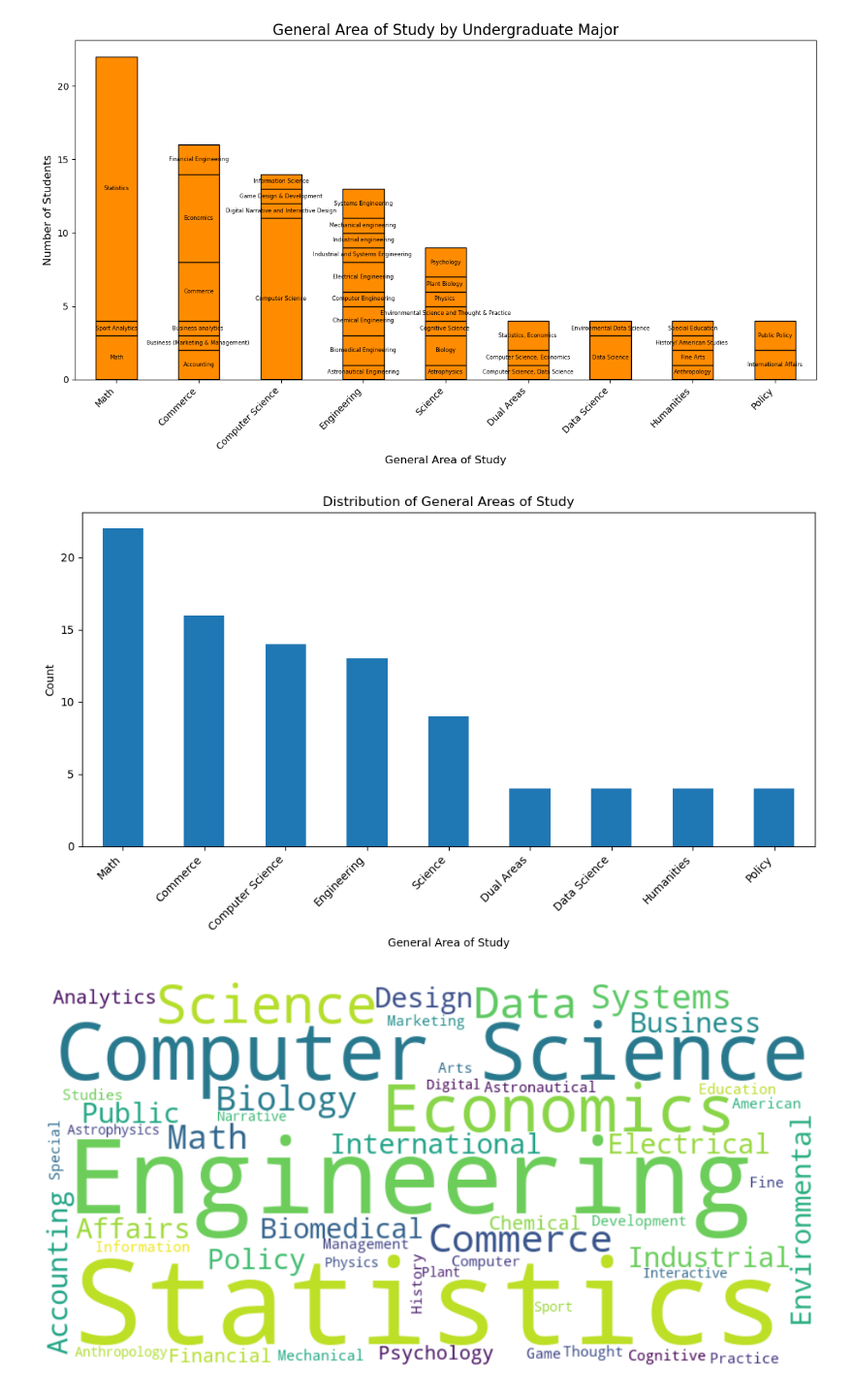
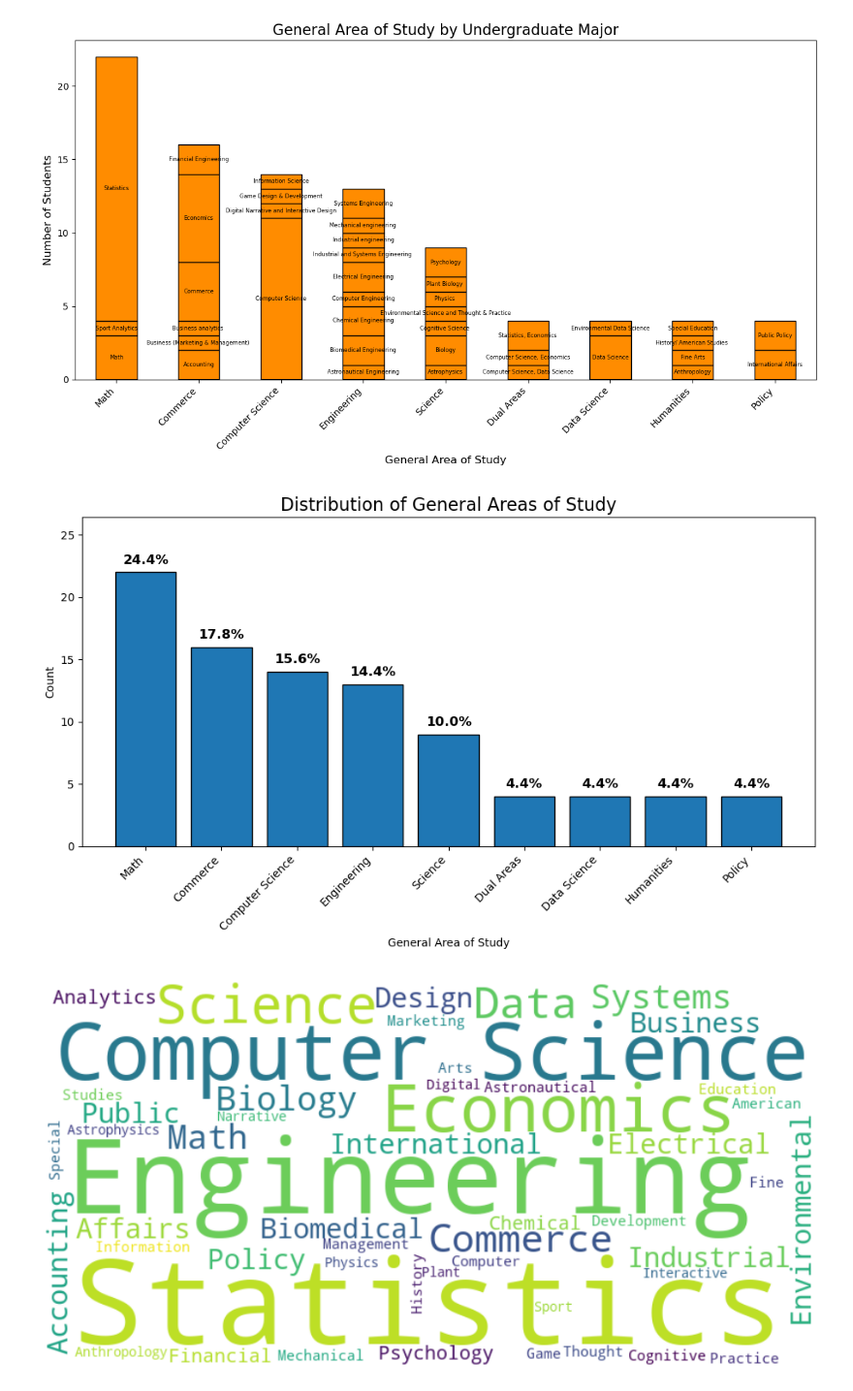
Before and after one commit to rde6mn/Machine-Learning-1, a Jupyter notebook: Homework 1/datacleaning.ipynb, the cells around one changed output. Shown at 97% size. Saved outputs shown, nothing was run; the diff lists cells and outputs as text; code cells hidden in the pictures.

Commit message:
graphs up to ai_tools_use

```diff
--- a/Homework 1/datacleaning.ipynb
+++ b/Homework 1/datacleaning.ipynb
@@ -102,21 +102,29 @@ plt.show()
 # %%
 import matplotlib.pyplot as plt
 
 # Count values
 counts = df['general_area_of_study'].value_counts()
+total = counts.sum()
+percentages = (counts / total * 100).round(1)
 
 # Plot
 plt.figure(figsize=(10,6))
-counts.plot(kind='bar')
+bars = plt.bar(counts.index, counts.values, edgecolor='black')
 
-plt.title("Distribution of General Areas of Study")
+# Add percentages on top of bars
+plt.ylim(0, counts.values.max() * 1.2)  # leave space for labels
+for bar, pct in zip(bars, percentages):
+    plt.text(bar.get_x() + bar.get_width()/2, bar.get_height() + 0.5,
+             f"{pct}%", ha='center', va='bottom', fontsize=12, fontweight='bold')
+
+plt.title("Distribution of General Areas of Study", fontsize=16)
 plt.xlabel("General Area of Study")
 plt.ylabel("Count")
 plt.xticks(rotation=45, ha='right')
 plt.tight_layout()
 plt.show()
 # %% [output]
-[figure, old version]
+[figure, new version]
 # %%
 from wordcloud import WordCloud
 import matplotlib.pyplot as plt
```
Also changed, not shown: parts of 5 cells of this notebook.
